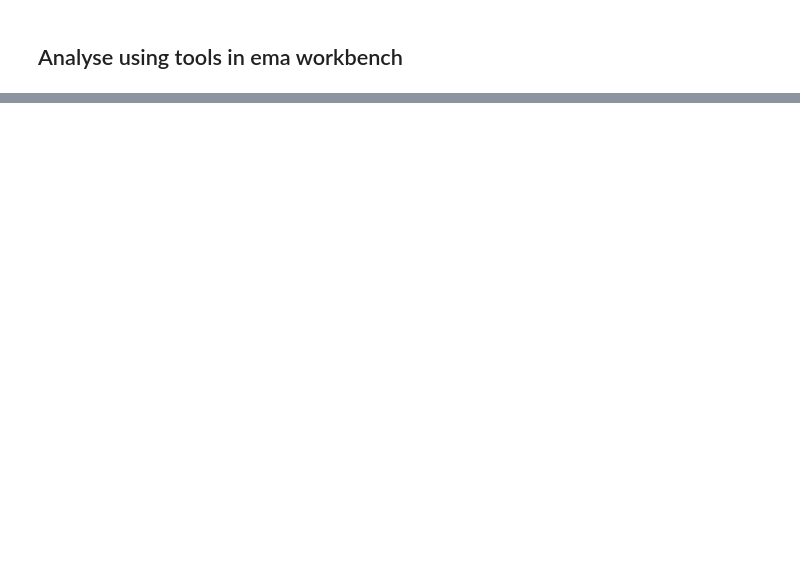
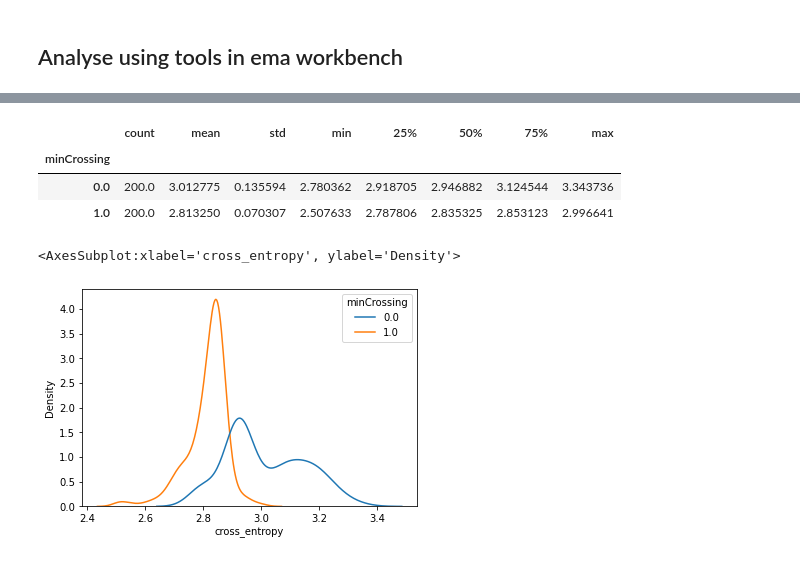
Before and after one commit to obisargoni/multiscale-ped-abm, a Jupyter notebook: scripts/sd_analysis.ipynb, the cells around one changed output, grey strips where cells are left out. Saved outputs shown, nothing was run; the diff lists cells and outputs as text; code cells hidden in the pictures; blank space fills up the shorter version.

```diff
--- a/scripts/sd_analysis.ipynb
+++ b/scripts/sd_analysis.ipynb
@@ -156,0 +229,2 @@ AttributeError: 'NoneType' object has no attribute 'show_pairs_scatter'
+# %%
+dfDD['mode'] = dfDD['cross_entropy'].map(lambda x: int(x<bins[14]))
@@ -156,0 +246,7 @@ AttributeError: 'NoneType' object has no attribute 'show_pairs_scatter'
+# %%
+# Conver variables to numeric
+for c in varied_scenario_param_cols:
+    if dfDD[c].dtype == 'bool':
+        dfDD[c] = pd.Categorical(dfDD[c])
+    elif dfDD[c].dtype == 'object':
+        dfDD[c] = dfDD[c].astype(float)
@@ -156,0 +374,12 @@ AttributeError: 'NoneType' object has no attribute 'show_pairs_scatter'
+# %%
+dfDD.groupby('minCrossing')['cross_entropy'].describe()
+# %% [output]
+|  | count | mean | std | min | 25% | 50% | 75% | max |
+| minCrossing |  |  |  |  |  |  |  |  |
+| 0.0 | 200.0 | 3.012775 | 0.135594 | 2.780362 | 2.918705 | 2.946882 | 3.124544 | 3.343736 |
+| 1.0 | 200.0 | 2.813250 | 0.070307 | 2.507633 | 2.787806 | 2.835325 | 2.853123 | 2.996641 |
+# %%
+sns.kdeplot(data=dfDD, x="cross_entropy", hue="minCrossing")
+# %% [output]
+<AxesSubplot:xlabel='cross_entropy', ylabel='Density'>
+[figure, added]
```
Also changed, not shown: parts of 30 cells of this notebook.
